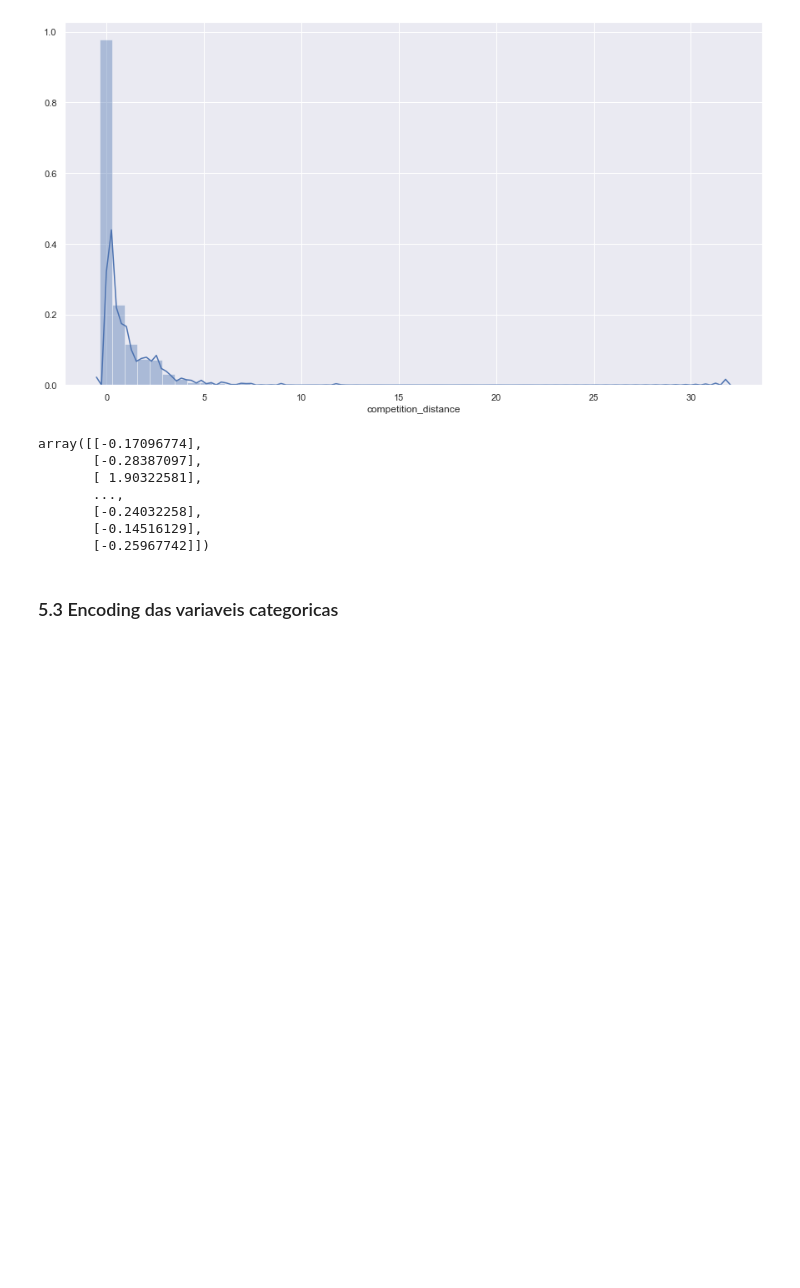
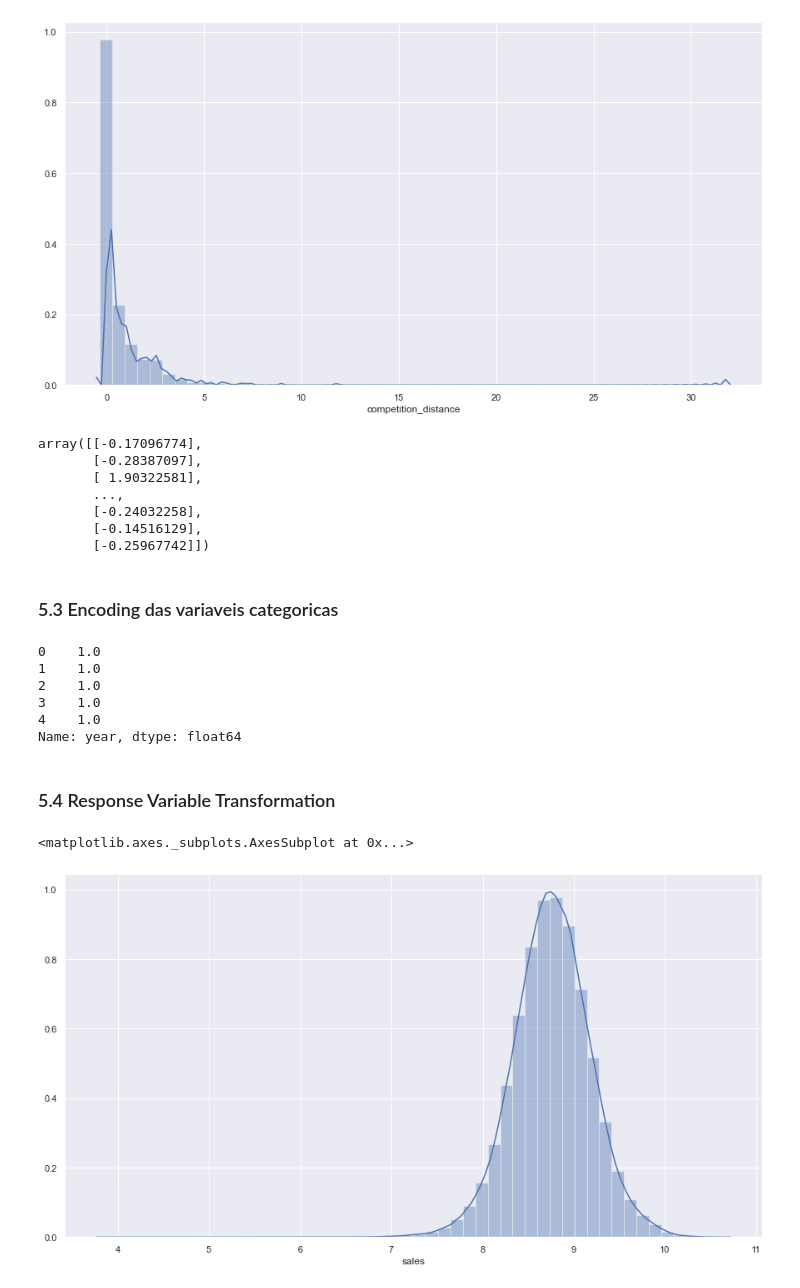
Before and after one commit to gabrielcruvinel/rossman_store_sales, a Jupyter notebook: m02_v01_store_sales_prediction.ipynb, the cells around one changed output. Cells and saved outputs as stored; diff of their text form; code cells hidden in the pictures; blank space fills up the shorter version.

```diff
--- a/m02_v01_store_sales_prediction.ipynb
+++ b/m02_v01_store_sales_prediction.ipynb
@@ -810,3 +806,21 @@ assortment_dict = {
     'extended':3
 }
 df5['assortment'] = df5['assortment'].map(assortment_dict)
+# %%
+df5['year'].head()
+# %% [output]
+0    1.0
+1    1.0
+2    1.0
+3    1.0
+4    1.0
+Name: year, dtype: float64
+# %% [markdown]
+### 5.4 Response Variable Transformation
+# %%
+df5['sales'] = np.log1p(df5['sales'])
+# %%
+sns.distplot(df5['sales'])
+# %% [output]
+<matplotlib.axes._subplots.AxesSubplot at 0x...>
+[figure, added]
```
Also changed, not shown: parts of 23 cells of this notebook.
